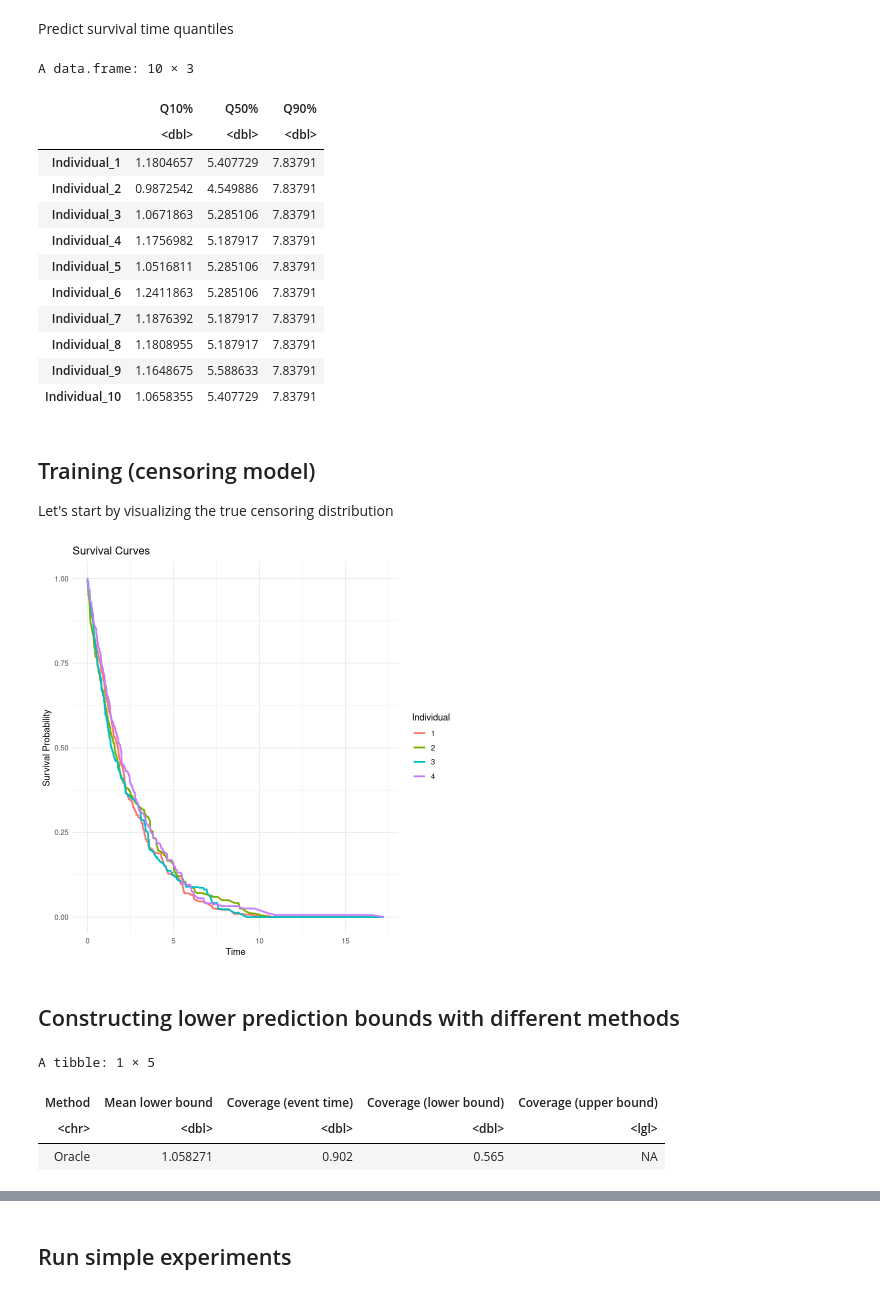
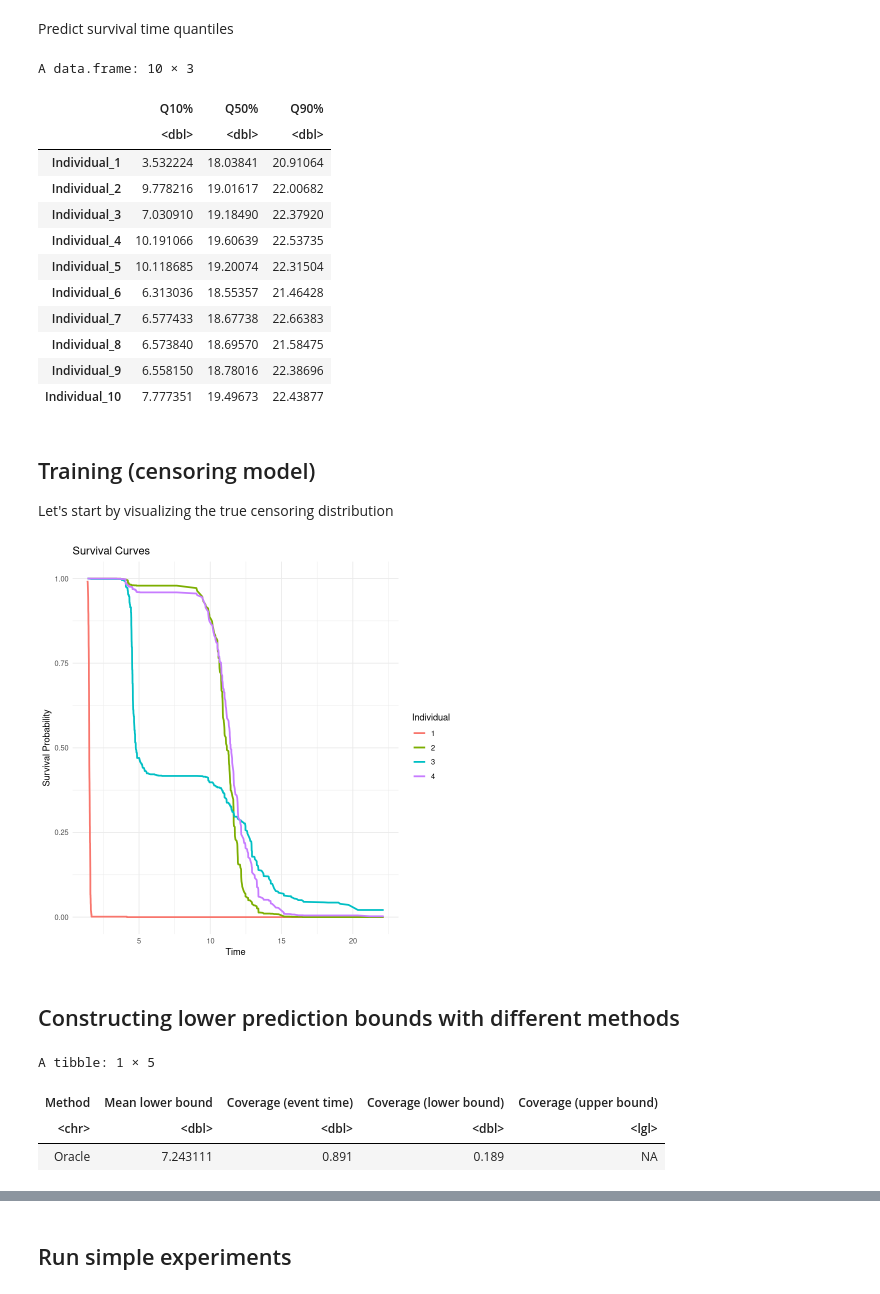
Before and after one commit to msesia/conformal_survival, a Jupyter notebook: code/examples/example_1.ipynb, the cells around one changed output, grey strips where cells are left out. Saved outputs shown, nothing was run; the diff lists cells and outputs as text; code cells hidden in the pictures.

```diff
--- a/code/examples/example_1.ipynb
+++ b/code/examples/example_1.ipynb
@@ -24,7 +24,7 @@ source("../conf_surv/utils_data.R")
 data_without_censoring = FALSE
 
 ## Definitions of Settings 1--3 from the paper (in decreasing order of intrinsic difficulty)
-setting = 3
+setting = 1
 
 if(setting==1) {
     ## New setting (difficult)
@@ -154,7 +154,7 @@ This will serve as an ideal benchmark for all methods.
 # %%
 source("../conf_surv/utils_conformal.R")
 
-alpha = 0.1
+alpha <- 0.1
 
 pred.oracle.fast <- generator$survival$predict_quantiles(select(data.test, -time, -status), probs=c(alpha))[[1]]
 
@@ -245,16 +245,16 @@ surv_model$predict_quantiles(data.cal[idx.predict,], probs = c(0.1, 0.5, 0.9))
 A data.frame: 10 × 3
 |  | Q10% | Q50% | Q90% |
 |  | <dbl> | <dbl> | <dbl> |
-| Individual_1 | 1.1804657 | 5.407729 | 7.83791 |
-| Individual_2 | 0.9872542 | 4.549886 | 7.83791 |
-| Individual_3 | 1.0671863 | 5.285106 | 7.83791 |
-| Individual_4 | 1.1756982 | 5.187917 | 7.83791 |
-| Individual_5 | 1.0516811 | 5.285106 | 7.83791 |
-| Individual_6 | 1.2411863 | 5.285106 | 7.83791 |
-| Individual_7 | 1.1876392 | 5.187917 | 7.83791 |
-| Individual_8 | 1.1808955 | 5.187917 | 7.83791 |
-| Individual_9 | 1.1648675 | 5.588633 | 7.83791 |
-| Individual_10 | 1.0658355 | 5.407729 | 7.83791 |
+| Individual_1 | 3.532224 | 18.03841 | 20.91064 |
+| Individual_2 | 9.778216 | 19.01617 | 22.00682 |
+| Individual_3 | 7.030910 | 19.18490 | 22.37920 |
+| Individual_4 | 10.191066 | 19.60639 | 22.53735 |
+| Individual_5 | 10.118685 | 19.20074 | 22.31504 |
+| Individual_6 | 6.313036 | 18.55357 | 21.46428 |
+| Individual_7 | 6.577433 | 18.67738 | 22.66383 |
+| Individual_8 | 6.573840 | 18.69570 | 21.58475 |
+| Individual_9 | 6.558150 | 18.78016 | 22.38696 |
+| Individual_10 | 7.777351 | 19.49673 | 22.43877 |
 # %% [markdown]
 ## Training (censoring model)
 
@@ -285,23 +285,25 @@ pred_surv = cens_model$model$predict(data.cal[idx.predict,])
 
 plot_survival_curves(pred_surv)
 # %% [output]
-[figure, old version]
+[figure, new version]
 # %% [markdown]
 ## Constructing lower prediction bounds with different methods
 # %%
 # Oracle prediction bounds
+alpha <- 0.1
+
 pred.oracle <- generator$survival$predict_quantiles(select(data.test, -time, -status), probs=c(alpha))[[1]]
 
 evaluate_bounds(data.test$time,
                 pred.oracle,
                 event_time=data.test.oracle$event_time,
                 oracle = pred.oracle,
                 method="Oracle")
 # %% [output]
 A tibble: 1 × 5
 | Method | Mean lower bound | Coverage (event time) | Coverage (lower bound) | Coverage (upper bound) |
 | <chr> | <dbl> | <dbl> | <dbl> | <lgl> |
-| Oracle | 1.058271 | 0.902 | 0.565 | NA |
+| Oracle | 7.243111 | 0.891 | 0.189 | NA |
 # %%
 # No calibration (trust the survival model's output)
 pred.uncalibrated <- surv_model$predict_quantiles(data.test, probs=alpha)[[1]]
```
Also changed, not shown: parts of 24 cells of this notebook, 2 other files.
